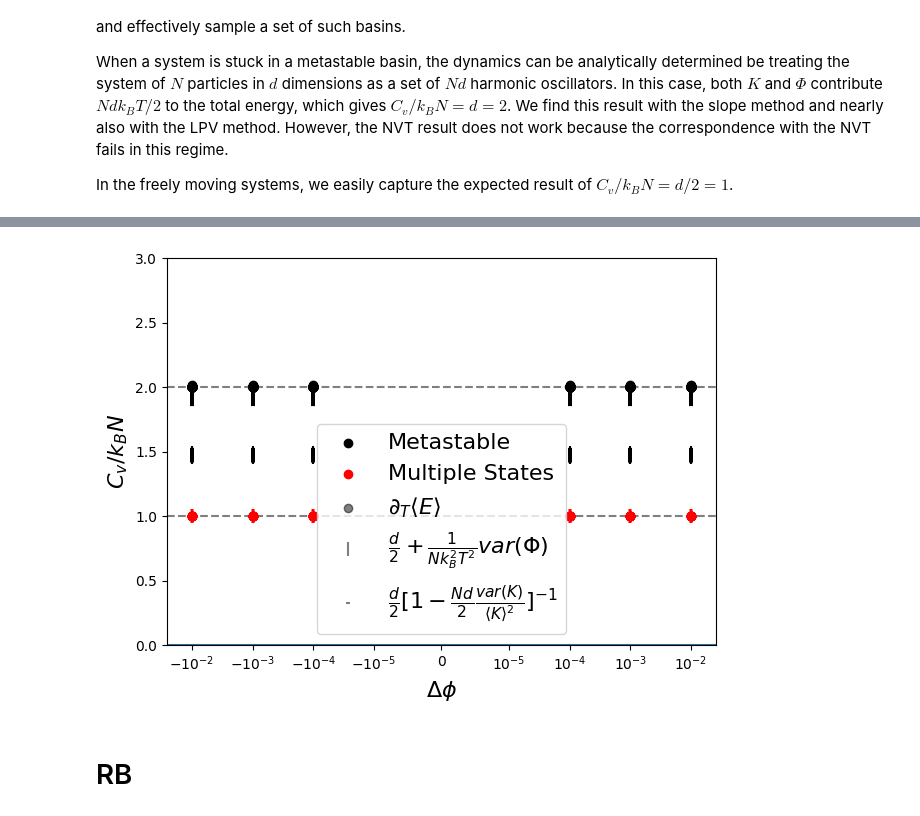
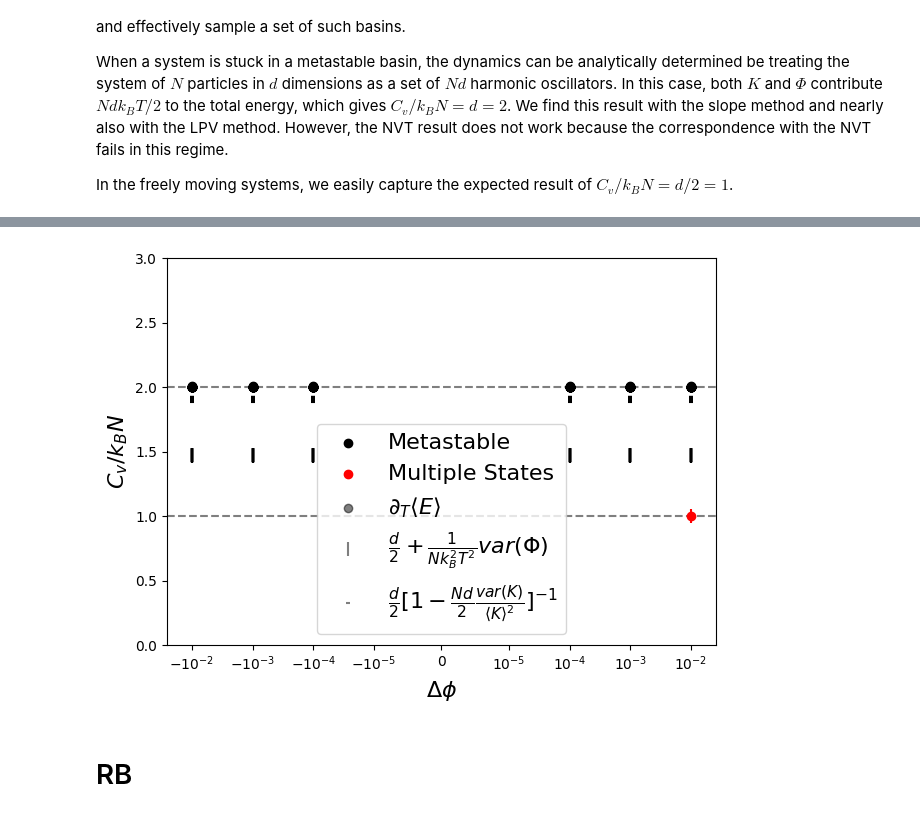
Before and after one commit to mmccraw98/notebooks-fall-25, a Jupyter notebook: 11/modes/heat_capacity.ipynb, the cells around one changed output, grey strips where cells are left out. Drawn from its saved outputs; the diff is of its cells as text; code cells hidden in the pictures.

```diff
--- a/11/modes/heat_capacity.ipynb
+++ b/11/modes/heat_capacity.ipynb
@@ -360,35 +370,40 @@ for sid in np.unique(final.original_system_id):
 
         lpv_factor = (1 - ke_fluc[mask2] * (N_dof[mask2] / 2)) ** -1
         C_v_lpv = d / 2 * lpv_factor
         C_v_var_pe = d / 2 + np.var(pe[t0:, mask2], axis=0) / temp[mask2] ** 2 / (N[mask2] - 1)
 
         plt.scatter(-delta_phi, C_v, c='r' if np.mean(rmsd[mask2]) > 1e-4 else 'k')
         plt.scatter(-delta_phi, np.mean(C_v_var_pe), c='r' if np.mean(rmsd[mask2]) > 1e-4 else 'k', marker='|', s=100)
         plt.scatter(-delta_phi, np.mean(C_v_lpv), c='r' if np.mean(rmsd[mask2]) > 1e-4 else 'k', marker='_', s=10)
 
         vals.append(np.mean(C_v_lpv) / C_v)
+
+        if np.mean(rmsd[mask2]) > 1e-4:
+            break
+    if np.mean(rmsd[mask2]) > 1e-4:
+        break
 # plt.xscale('log')
 # plt.yscale('log')
 plt.ylim(0, 3)
 plt.xscale('symlog', linthresh=1e-5)
 plt.ylabel(r'$C_v/k_B N$', fontsize=16)
 plt.xlabel(r'$\Delta \phi$', fontsize=16)
 
 plt.scatter([], [], c='k', label='Metastable')
 plt.scatter([], [], c='r', label='Multiple States')
 plt.scatter([], [], c='k', alpha=0.5, label=r'$\partial_T \langle E \rangle$')
 plt.scatter([], [], c='k', alpha=0.5, marker='|', s=100, label=r'$\frac{d}{2}+\frac{1}{N k_B^2 T^2} var(\Phi)$')
 plt.scatter([], [], c='k', alpha=0.5, marker='_', s=10, label=r'$\frac{d}{2}[1-\frac{N d}{2} \frac{var(K)}{\langle K \rangle^2}]^{-1}$')
 
 plt.legend(fontsize=16)
 
 plt.axhline(2, zorder=0, linestyle='--', c='k', alpha=0.5)
 plt.axhline(1, zorder=0, linestyle='--', c='k', alpha=0.5)
 
 plt.tight_layout()
-plt.savefig('figures/heat-capacity-disk/hcs-plots.png', dpi=600)
+# plt.savefig('figures/heat-capacity-disk/hcs-plots.png', dpi=600)
 # %% [output]
-[figure, old version]
+[figure, new version]
 # %% [markdown]
 # RB
 # %%
```
Also changed, not shown: parts of 1 cell of this notebook, 47 other files.
